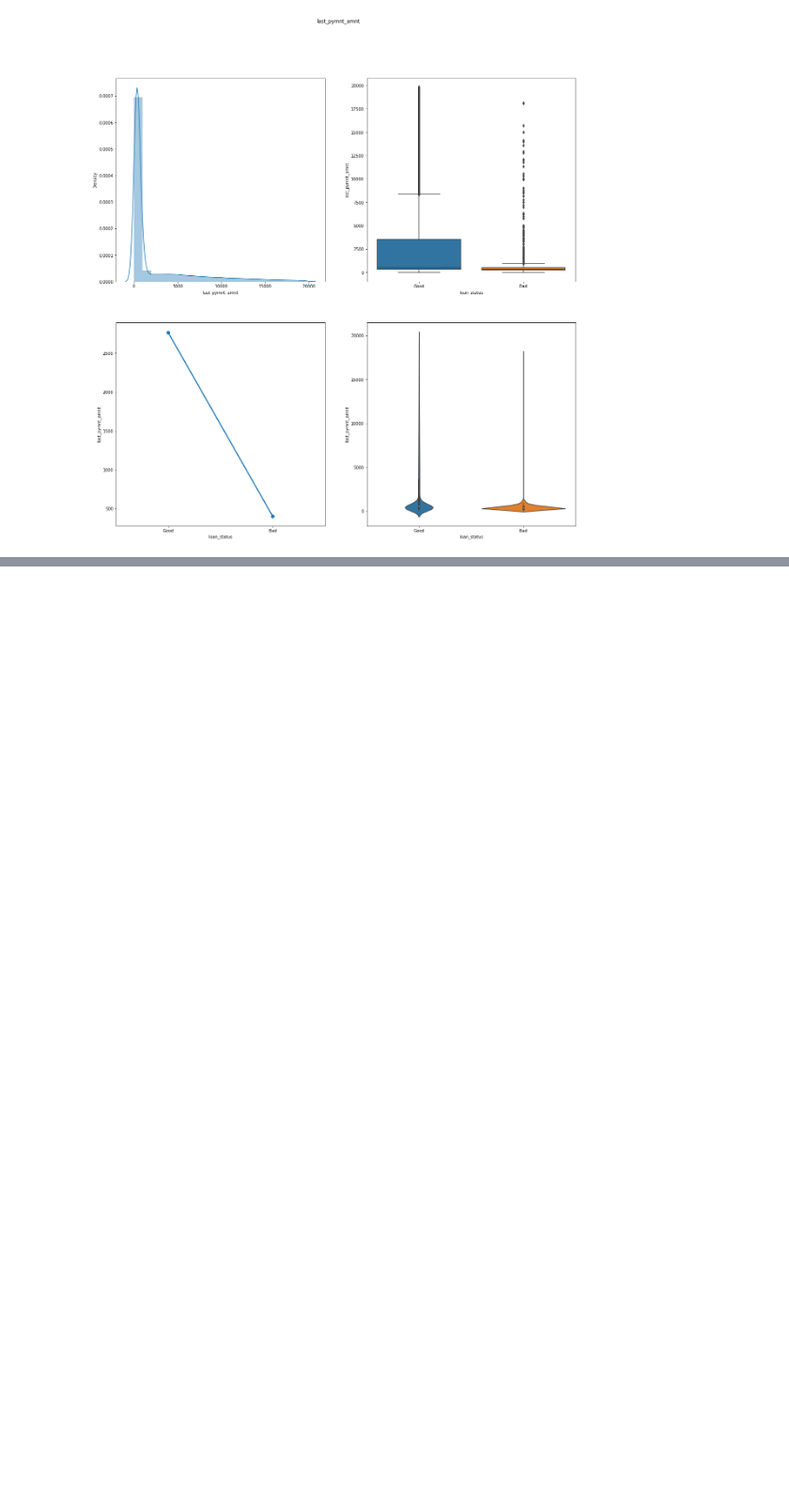
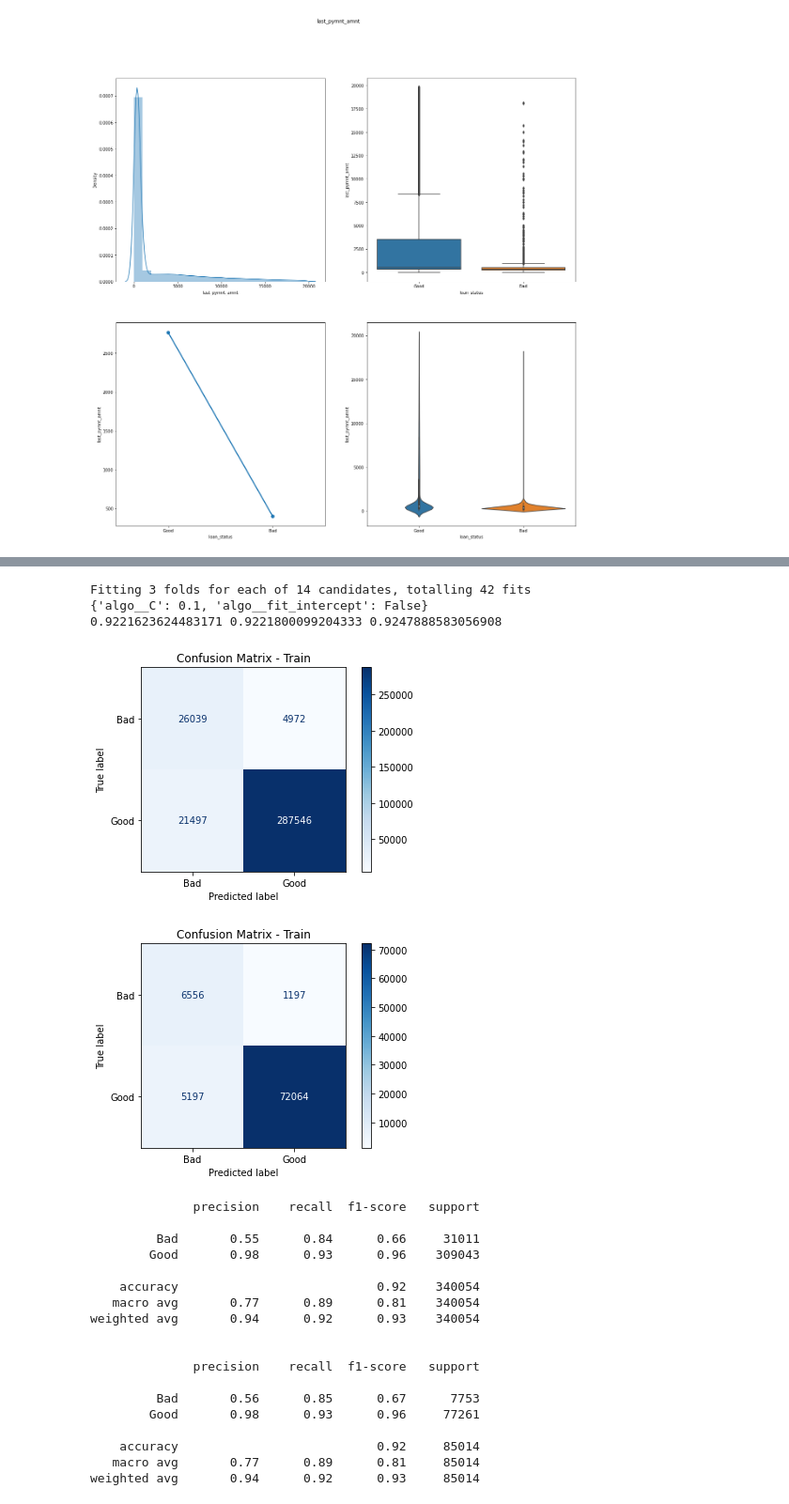
Before and after one commit to FransiscoReadyPermana/Credit-Risk-Prediction, a Jupyter notebook: test.ipynb, the cells around one changed output, grey strips where cells are left out. Shown at 94% size. Saved outputs shown, nothing was run; the diff lists cells and outputs as text; code cells hidden in the pictures; blank space fills up the shorter version.

```diff
--- a/test.ipynb
+++ b/test.ipynb
@@ -1587,0 +1674,71 @@ for column in num.columns:
+# %%
+preprocessor = ColumnTransformer([
+    ('numeric', num_pipe(transform="yeo-johnson", scaling="standard"), num.columns),
+    ('categoric', cat_pipe(encoder='onehot'), ['term', 'grade', 'emp_title', 'emp_length', 'home_ownership',
+    'verification_status', 'purpose', 'title', 'initial_list_status']),
+])
+
+from sklearn.linear_model import LogisticRegression
+pipeline = Pipeline([
+    ('prep', preprocessor),
+    ('algo', LogisticRegression(solver='lbfgs', n_jobs=-1, random_state=42, class_weight='balanced'))
+])
+
+from sklearn.model_selection import GridSearchCV
+from jcopml.tuning import grid_search_params as gsp
+
+model = GridSearchCV(pipeline, gsp.logreg_params, cv=3, n_jobs=-1, verbose=1)
+model.fit(X_train, y_train)
+
+print(model.best_params_)
+print(model.score(X_train, y_train), model.best_score_, model.score(X_test, y_test))
+
+y_pred_test = model.predict(X_test)
+y_pred_train = model.predict(X_train)
+# %% [output]
+Fitting 3 folds for each of 14 candidates, totalling 42 fits
+{'algo__C': 0.1, 'algo__fit_intercept': False}
+0.9221623624483171 0.9221800099204333 0.9247888583056908
+# %%
+from sklearn.metrics import classification_report, confusion_matrix, ConfusionMatrixDisplay
+
+cm_train = confusion_matrix(y_train, y_pred_train)
+
+disp = ConfusionMatrixDisplay(confusion_matrix=cm_train, display_labels=model.classes_)
+disp.plot(cmap='Blues', include_values=True, values_format='d')
+plt.title("Confusion Matrix - Train")
+plt.show()
+
+
+cm_test = confusion_matrix(y_test, y_pred_test)
+
+disp = ConfusionMatrixDisplay(confusion_matrix=cm_test, display_labels=model.classes_)
+disp.plot(cmap='Blues', include_values=True, values_format='d')
+plt.title("Confusion Matrix - Train")
+plt.show()
+
+
+
+print(classification_report(y_train,y_pred_train), "\n")
+print(classification_report(y_test, y_pred_test), "\n")
+# %% [output]
+[figure, added]
+[figure, added]
+              precision    recall  f1-score   support
+
+         Bad       0.55      0.84      0.66     31011
+        Good       0.98      0.93      0.96    309043
+
+    accuracy                           0.92    340054
+   macro avg       0.77      0.89      0.81    340054
+weighted avg       0.94      0.92      0.93    340054
+
+
+              precision    recall  f1-score   support
+
+         Bad       0.56      0.85      0.67      7753
+        Good       0.98      0.93      0.96     77261
+
+    accuracy                           0.92     85014
+   macro avg       0.77      0.89      0.81     85014
+weighted avg       0.94      0.92      0.93     85014
```
Also changed, not shown: parts of 5 cells of this notebook.
